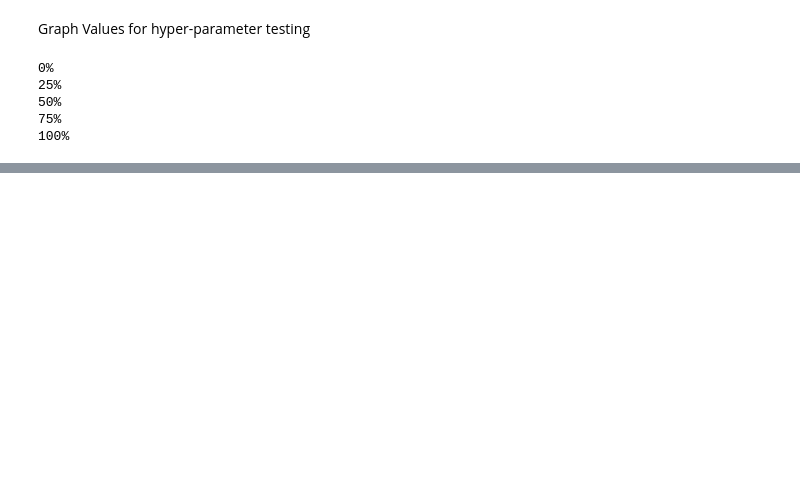
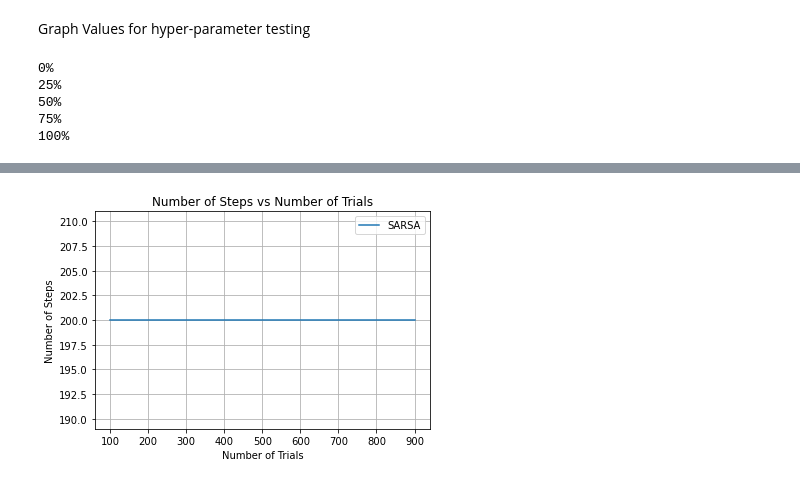
Before and after one commit to WilliamOrringe/TaxiReinforcementLearning, a Jupyter notebook: taxi.ipynb, the cells around one changed output, grey strips where cells are left out. Drawn from its saved outputs; the diff is of its cells as text; code cells hidden in the pictures; blank space fills up the shorter version.

```diff
--- a/taxi.ipynb
+++ b/taxi.ipynb
@@ -270,27 +341,16 @@ print(trials_list)
 # %%
-learning_rates = lists[0]
-# Data for plotting
-t = [float(i/10) for i in range(0,10)]
-s = learning_rates
-r = lists[1]
-g = lists[2]
-b = trials_list
-print(b)
-n = []
-for i in s:
-    n.append(i+1)
+t = [i * 100 for i in range(1,10)]
+fig, ax = plt.subplots()
+# ax.plot(t, q_values[3], label='Q-Learning')
+# ax.plot(t, s_values[3], label='SARSA')
+ax.plot(t, [200 for i in range(1,10)], label='SARSA')
 
-fig, ax = plt.subplots()
-ax.plot(t, s, label='Learning')
-ax.plot(t, r, label='Discount')
-ax.plot(t, g, label='Exploration')
-# ax.plot([100**(i+1) for i in range(10)], b)
-ax.plot(t, b, label='Trials')
-
-ax.set(xlabel='Learning Rate', ylabel='Number of Steps',
-       title='Learning rate vs Number of Steps')
+ax.set(xlabel='Number of Trials', ylabel='Number of Steps',
+       title='Number of Steps vs Number of Trials')
 ax.grid()
 ax.legend()
 
-fig.savefig("trials.png")
+fig.savefig("baseline.png")
 plt.show()
+# %% [output]
+[figure, added]
```
Also changed, not shown: parts of 12 cells of this notebook.
